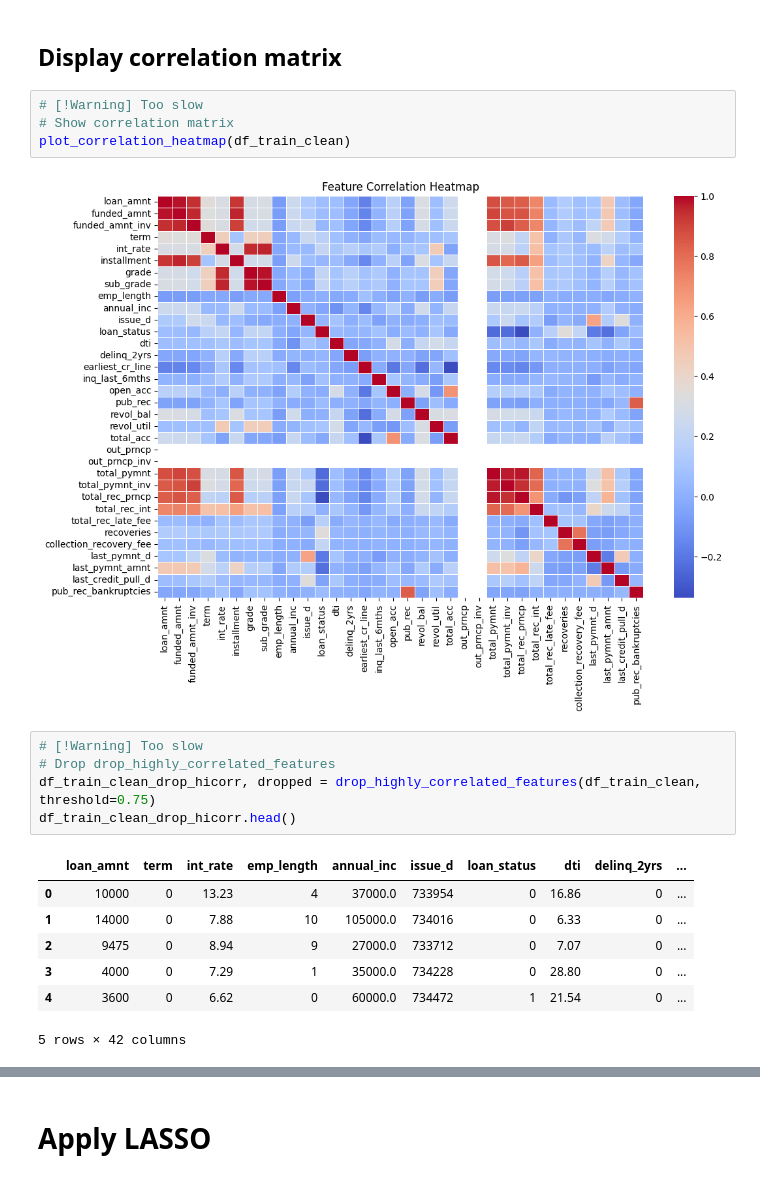
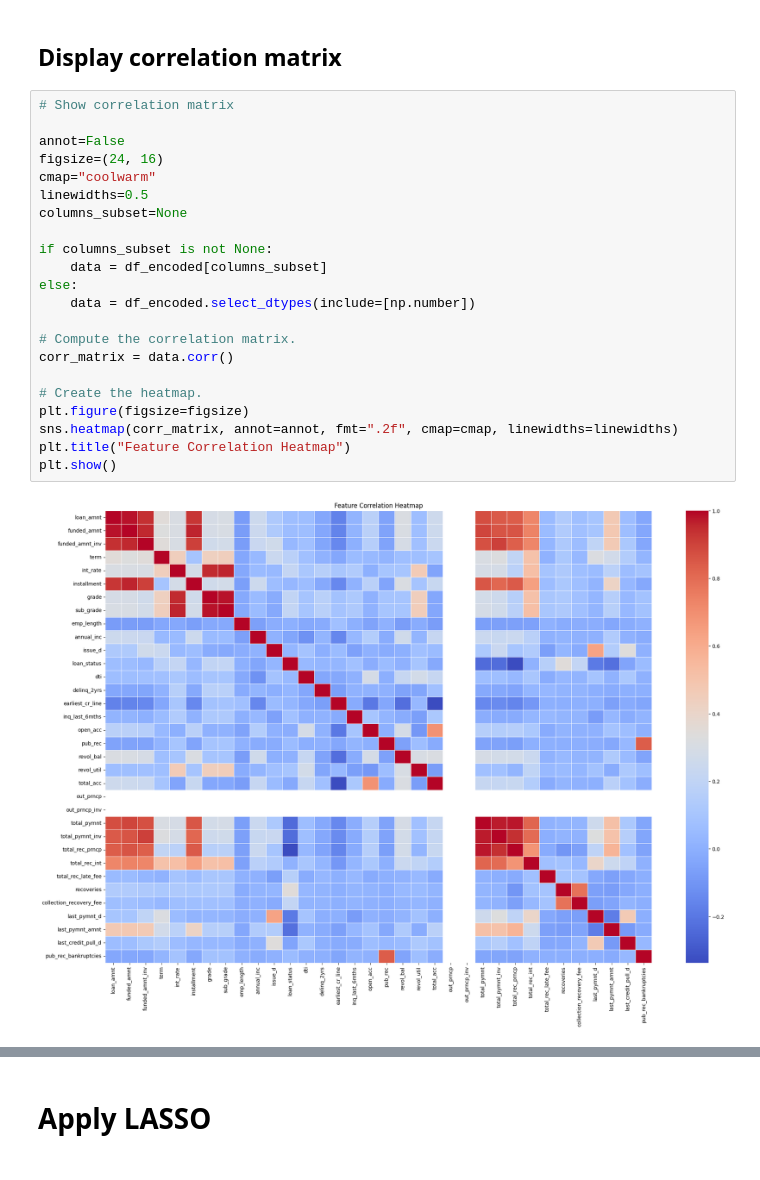
Before and after one commit to dhanmoti/ml-exercise, a Jupyter notebook: SMU_FNCE685_G2_PD_Prediction_v2.ipynb, the cells around one changed output, grey strips where cells are left out. Cells and saved outputs as stored; diff of their text form.

```diff
--- a/SMU_FNCE685_G2_PD_Prediction_v2.ipynb
+++ b/SMU_FNCE685_G2_PD_Prediction_v2.ipynb
@@ -480,22 +555,27 @@ dtypes: bool(19), float64(19), int64(15)
 memory usage: 7.5 MB
 # %% [markdown]
 ## Display correlation matrix
-# %%
-# [!Warning] Too slow
-# Show correlation matrix
-plot_correlation_heatmap(df_train_clean)
-# %% [output]
-[figure, removed]
-# %%
-# [!Warning] Too slow
-# Drop drop_highly_correlated_features
-df_train_clean_drop_hicorr, dropped = drop_highly_correlated_features(df_train_clean, threshold=0.75)
-df_train_clean_drop_hicorr.head()
-# %% [output]
-|  | loan_amnt | term | int_rate | emp_length | annual_inc | issue_d | loan_status | dti | delinq_2yrs | ... |
-| 0 | 10000 | 0 | 13.23 | 4 | 37000.0 | 733954 | 0 | 16.86 | 0 | ... |
-| 1 | 14000 | 0 | 7.88 | 10 | 105000.0 | 734016 | 0 | 6.33 | 0 | ... |
-| 2 | 9475 | 0 | 8.94 | 9 | 27000.0 | 733712 | 0 | 7.07 | 0 | ... |
-| 3 | 4000 | 0 | 7.29 | 1 | 35000.0 | 734228 | 0 | 28.80 | 0 | ... |
-| 4 | 3600 | 0 | 6.62 | 0 | 60000.0 | 734472 | 1 | 21.54 | 0 | ... |
-5 rows × 42 columns
+# %%
+# Show correlation matrix
+
+annot=False
+figsize=(24, 16)
+cmap="coolwarm"
+linewidths=0.5
+columns_subset=None
+
+if columns_subset is not None:
+    data = df_encoded[columns_subset]
+else:
+    data = df_encoded.select_dtypes(include=[np.number])
+
+# Compute the correlation matrix.
+corr_matrix = data.corr()
+
+# Create the heatmap.
+plt.figure(figsize=figsize)
+sns.heatmap(corr_matrix, annot=annot, fmt=".2f", cmap=cmap, linewidths=linewidths)
+plt.title("Feature Correlation Heatmap")
+plt.show()
+# %% [output]
+[figure, added]
```
Also changed, not shown: parts of 22 cells of this notebook.
